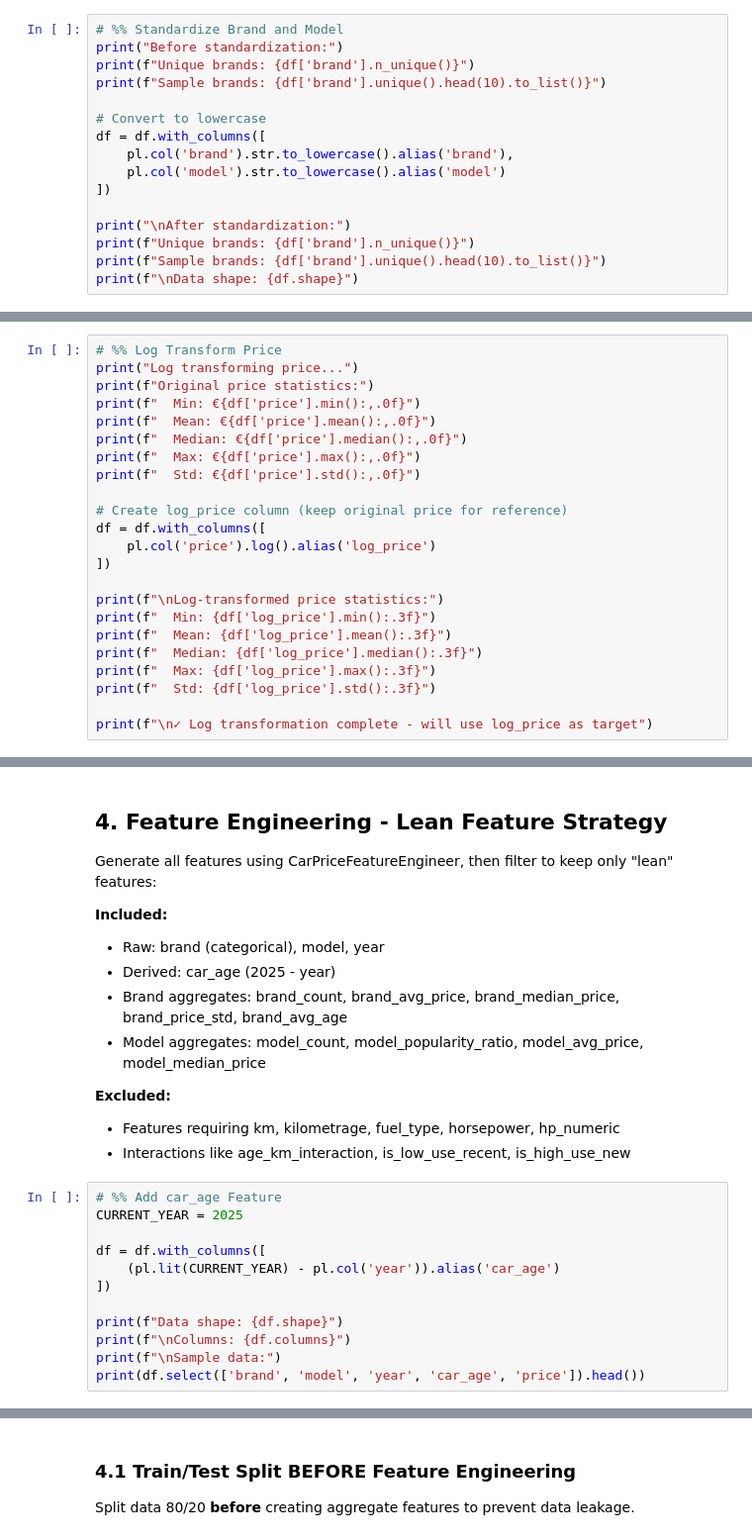
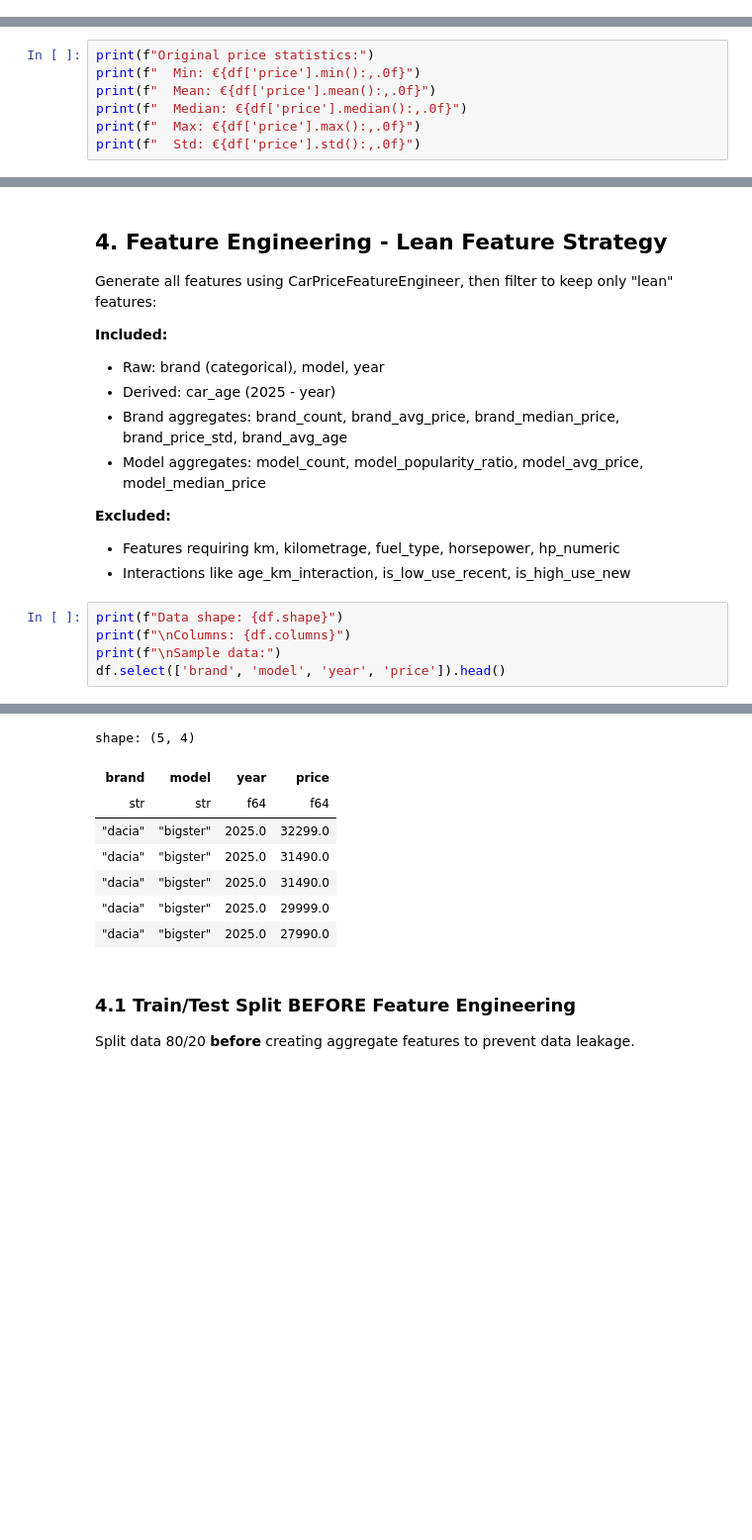
Before and after one commit to brunothefirst/car_price_prediction, a Jupyter notebook: notebooks/06_lean_model_training.ipynb, the cells around one changed output, grey strips where cells are left out. Shown at 99% size. Cells and saved outputs as stored; diff of their text form; blank space fills up the shorter version.

```diff
--- a/notebooks/06_lean_model_training.ipynb
+++ b/notebooks/06_lean_model_training.ipynb
@@ -85,16 +80,0 @@ Convert brand and model to lowercase immediately to ensure consistency with prod
-# %%
-# %% Standardize Brand and Model
-print("Before standardization:")
-print(f"Unique brands: {df['brand'].n_unique()}")
-print(f"Sample brands: {df['brand'].unique().head(10).to_list()}")
-
-# Convert to lowercase
-df = df.with_columns([
-    pl.col('brand').str.to_lowercase().alias('brand'),
-    pl.col('model').str.to_lowercase().alias('model')
-])
-
-print("\nAfter standardization:")
-print(f"Unique brands: {df['brand'].n_unique()}")
-print(f"Sample brands: {df['brand'].unique().head(10).to_list()}")
-print(f"\nData shape: {df.shape}")
@@ -111,24 +81,8 @@ Data shape: (691115, 7)
 # %%
-# %% Log Transform Price
-print("Log transforming price...")
 print(f"Original price statistics:")
 print(f"  Min: €{df['price'].min():,.0f}")
 print(f"  Mean: €{df['price'].mean():,.0f}")
 print(f"  Median: €{df['price'].median():,.0f}")
 print(f"  Max: €{df['price'].max():,.0f}")
 print(f"  Std: €{df['price'].std():,.0f}")
-
-# Create log_price column (keep original price for reference)
-df = df.with_columns([
-    pl.col('price').log().alias('log_price')
-])
-
-print(f"\nLog-transformed price statistics:")
-print(f"  Min: {df['log_price'].min():.3f}")
-print(f"  Mean: {df['log_price'].mean():.3f}")
-print(f"  Median: {df['log_price'].median():.3f}")
-print(f"  Max: {df['log_price'].max():.3f}")
-print(f"  Std: {df['log_price'].std():.3f}")
-
-print(f"\n✓ Log transformation complete - will use log_price as target")
 # %% [output]
@@ -173,15 +107,8 @@ Generate all features using CarPriceFeatureEngineer, then filter to keep only "l
 - Features requiring km, kilometrage, fuel_type, horsepower, hp_numeric
 - Interactions like age_km_interaction, is_low_use_recent, is_high_use_new
 # %%
-# %% Add car_age Feature
-CURRENT_YEAR = 2025
-
-df = df.with_columns([
-    (pl.lit(CURRENT_YEAR) - pl.col('year')).alias('car_age')
-])
-
 print(f"Data shape: {df.shape}")
 print(f"\nColumns: {df.columns}")
 print(f"\nSample data:")
-print(df.select(['brand', 'model', 'year', 'car_age', 'price']).head())
+df.select(['brand', 'model', 'year', 'price']).head()
 # %% [output]
@@ -205,3 +120,11 @@ shape: (5, 5)
+shape: (5, 4)
+| brand | model | year | price |
+| str | str | f64 | f64 |
+| "dacia" | "bigster" | 2025.0 | 32299.0 |
+| "dacia" | "bigster" | 2025.0 | 31490.0 |
+| "dacia" | "bigster" | 2025.0 | 31490.0 |
+| "dacia" | "bigster" | 2025.0 | 29999.0 |
+| "dacia" | "bigster" | 2025.0 | 27990.0 |
 # %% [markdown]
 ### 4.1 Train/Test Split BEFORE Feature Engineering
 
```
Also changed, not shown: parts of 12 cells of this notebook, 1 other file.
